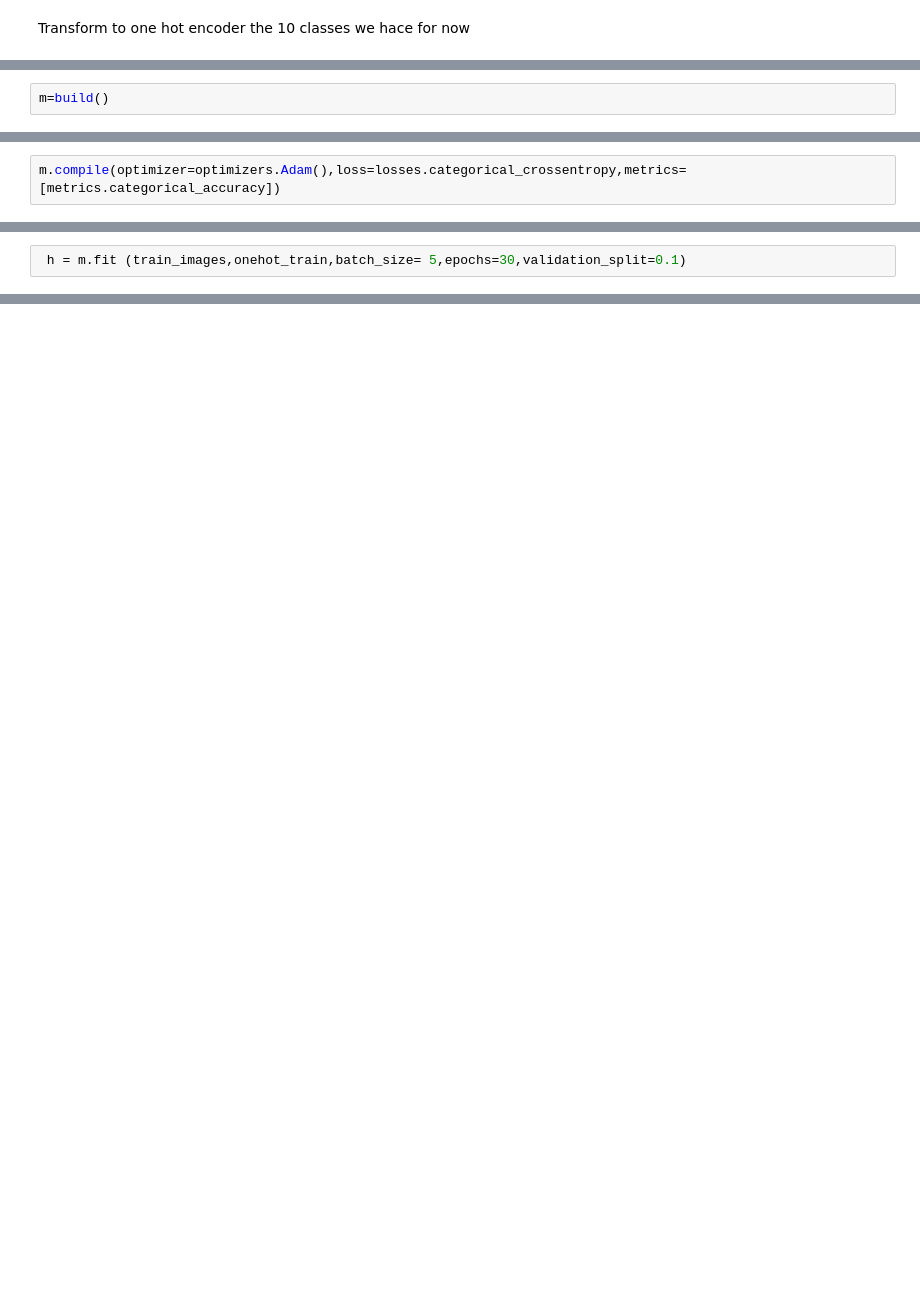
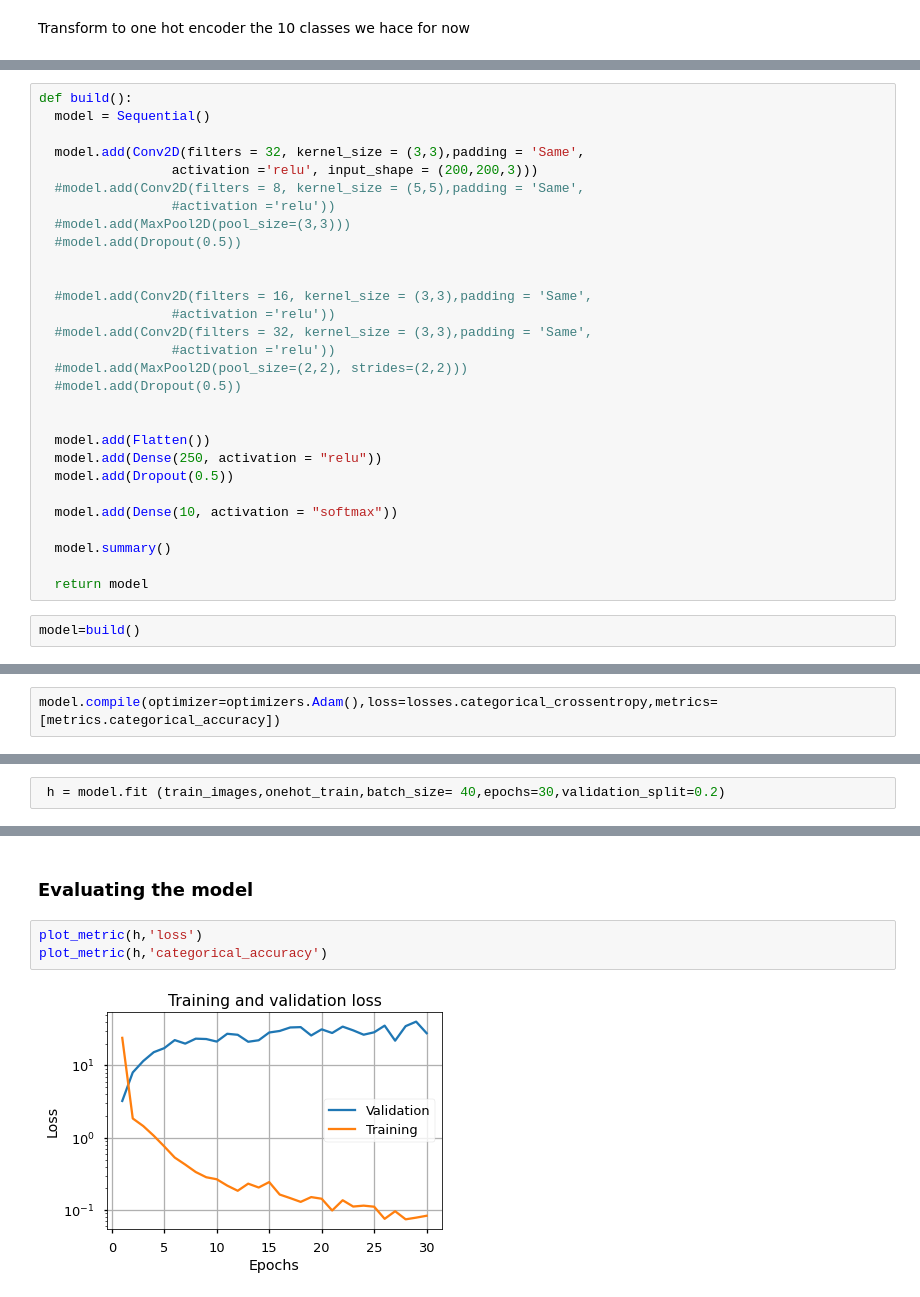
Before and after one commit to JaimeRedondo/Command_line_Linux_shell, a Jupyter notebook: Mushrooms_Classification.ipynb, the cells around one changed output, grey strips where cells are left out. Saved outputs shown, nothing was run; the diff lists cells and outputs as text; blank space fills up the shorter version.

```diff
--- a/Mushrooms_Classification.ipynb
+++ b/Mushrooms_Classification.ipynb
@@ -430,3 +416,32 @@ def build():
+# %%
+def build():
+  model = Sequential()
+
+  model.add(Conv2D(filters = 32, kernel_size = (3,3),padding = 'Same',
+                 activation ='relu', input_shape = (200,200,3)))
+  #model.add(Conv2D(filters = 8, kernel_size = (5,5),padding = 'Same',
+                 #activation ='relu'))
+  #model.add(MaxPool2D(pool_size=(3,3)))
+  #model.add(Dropout(0.5))
+
+
+  #model.add(Conv2D(filters = 16, kernel_size = (3,3),padding = 'Same',
+                 #activation ='relu'))
+  #model.add(Conv2D(filters = 32, kernel_size = (3,3),padding = 'Same',
+                 #activation ='relu'))
+  #model.add(MaxPool2D(pool_size=(2,2), strides=(2,2)))
+  #model.add(Dropout(0.5))
+
+
+  model.add(Flatten())
+  model.add(Dense(250, activation = "relu"))
+  model.add(Dropout(0.5))
+
+  model.add(Dense(10, activation = "softmax"))
+
+  model.summary()
+
+  return model
 # %%
-m=build()
+model=build()
 # %% [output]
@@ -449,7 +464,7 @@ Trainable params: 12,006,380
 Non-trainable params: 0
 _________________________________________________________________
 # %%
-m.compile(optimizer=optimizers.Adam(),loss=losses.categorical_crossentropy,metrics=[metrics.categorical_accuracy])
+model.compile(optimizer=optimizers.Adam(),loss=losses.categorical_crossentropy,metrics=[metrics.categorical_accuracy])
 # %%
 train_images.shape
 # %% [output]
@@ -461,4 +478,4 @@ onehot_train.shape
 # %%
- h = m.fit (train_images,onehot_train,batch_size= 5,epochs=30,validation_split=0.1)
+ h = model.fit (train_images,onehot_train,batch_size= 40,epochs=30,validation_split=0.2)
 # %% [output]
 Epoch 1/30
@@ -480,0 +498,7 @@ Epoch 30/30
+# %% [markdown]
+### Evaluating the model
+# %%
+plot_metric(h,'loss')
+plot_metric(h,'categorical_accuracy')
+# %% [output]
+[figure, added]
```
Also changed, not shown: parts of 88 cells of this notebook.
